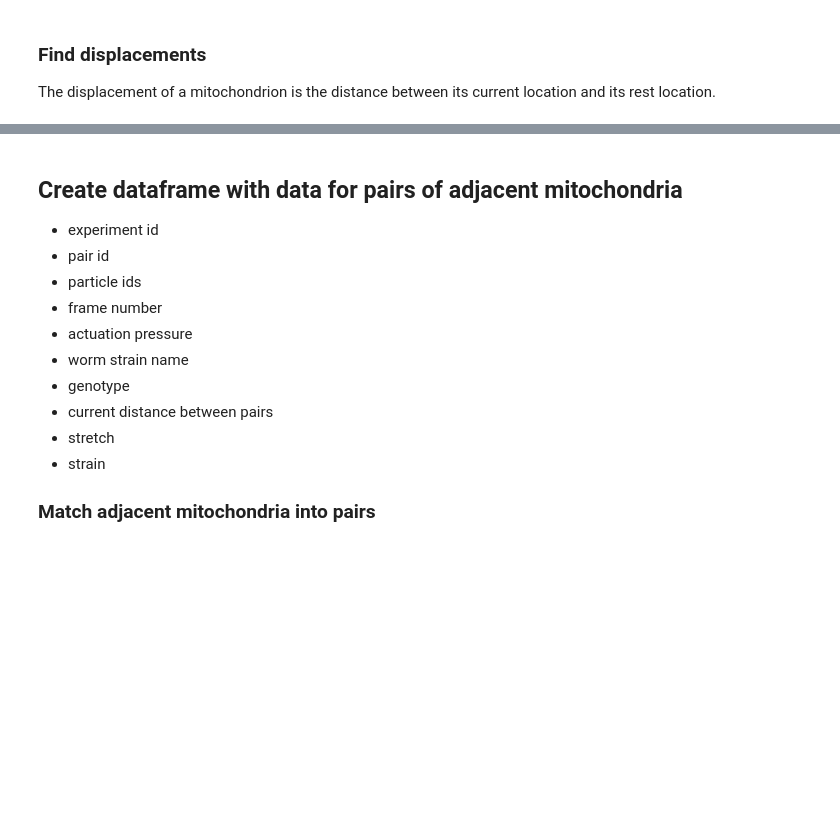
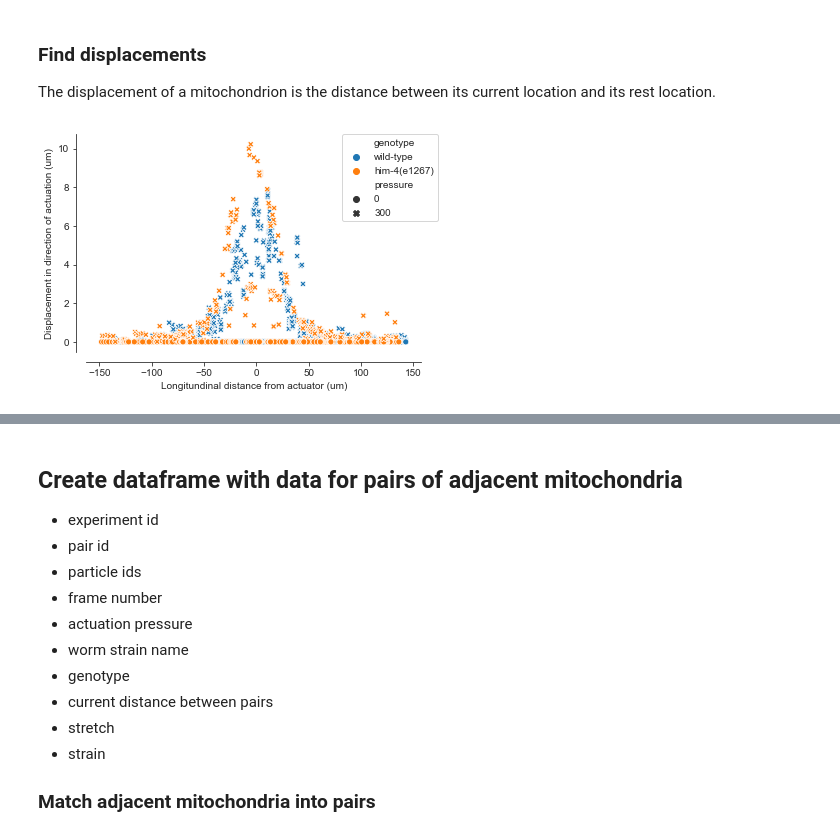
Before and after one commit to anekimken/SSN_ImageAnalysis, a Jupyter notebook: Notebooks/Strain plots using fewer dataframes.ipynb, the cells around one changed output, grey strips where cells are left out. Cells and saved outputs as stored; diff of their text form; code cells hidden in the pictures; blank space fills up the shorter version.

```diff
--- a/Notebooks/Strain plots using fewer dataframes.ipynb
+++ b/Notebooks/Strain plots using fewer dataframes.ipynb
@@ -174,18 +173,17 @@ for dimension in ['x', 'y', 'z', 'xz', 'xyz']:
 # %%
 sns.set_style("ticks")
-
-actuator_extent_df = linked_mitos_df.loc[(linked_mitos_df['y'] > -50) &
-                                         (linked_mitos_df['y'] < 50)]
 
 ax = sns.scatterplot(x='y', y='x_disp', data=linked_mitos_df, hue='genotype', style='pressure')
 sns.despine(ax=ax, offset=10)
 ax.set_xlabel('Longitundinal distance from actuator (um)')
 ax.set_ylabel('Displacement in direction of actuation (um)')
 plt.legend(bbox_to_anchor=(1.05, 1), borderaxespad=0.);
 
 # fig, ax = plt.subplots()
 # ax = sns.scatterplot(x='y', y='z_disp', data=linked_mitos_df, hue='genotype', style='pressure')
 # sns.despine(ax=ax, offset=10)
 # ax.set_xlabel('Longitundinal distance from actuator (um)')
 # ax.set_ylabel('Displacement in direction of actuation (um)')
 # plt.legend(bbox_to_anchor=(1.05, 1), borderaxespad=0.);
+# %% [output]
+[figure, added]
```
Also changed, not shown: parts of 30 cells of this notebook, 2 other files.
